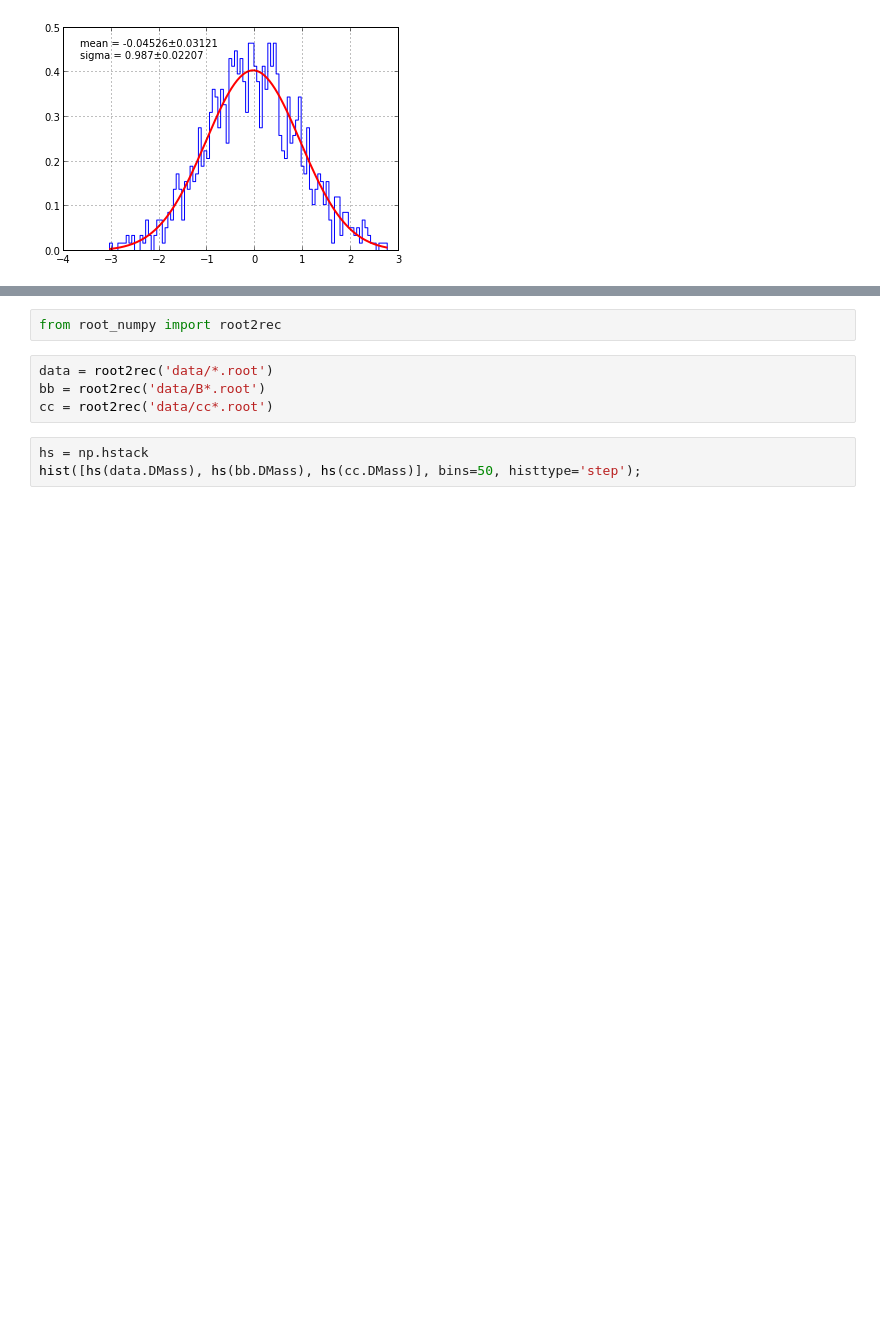
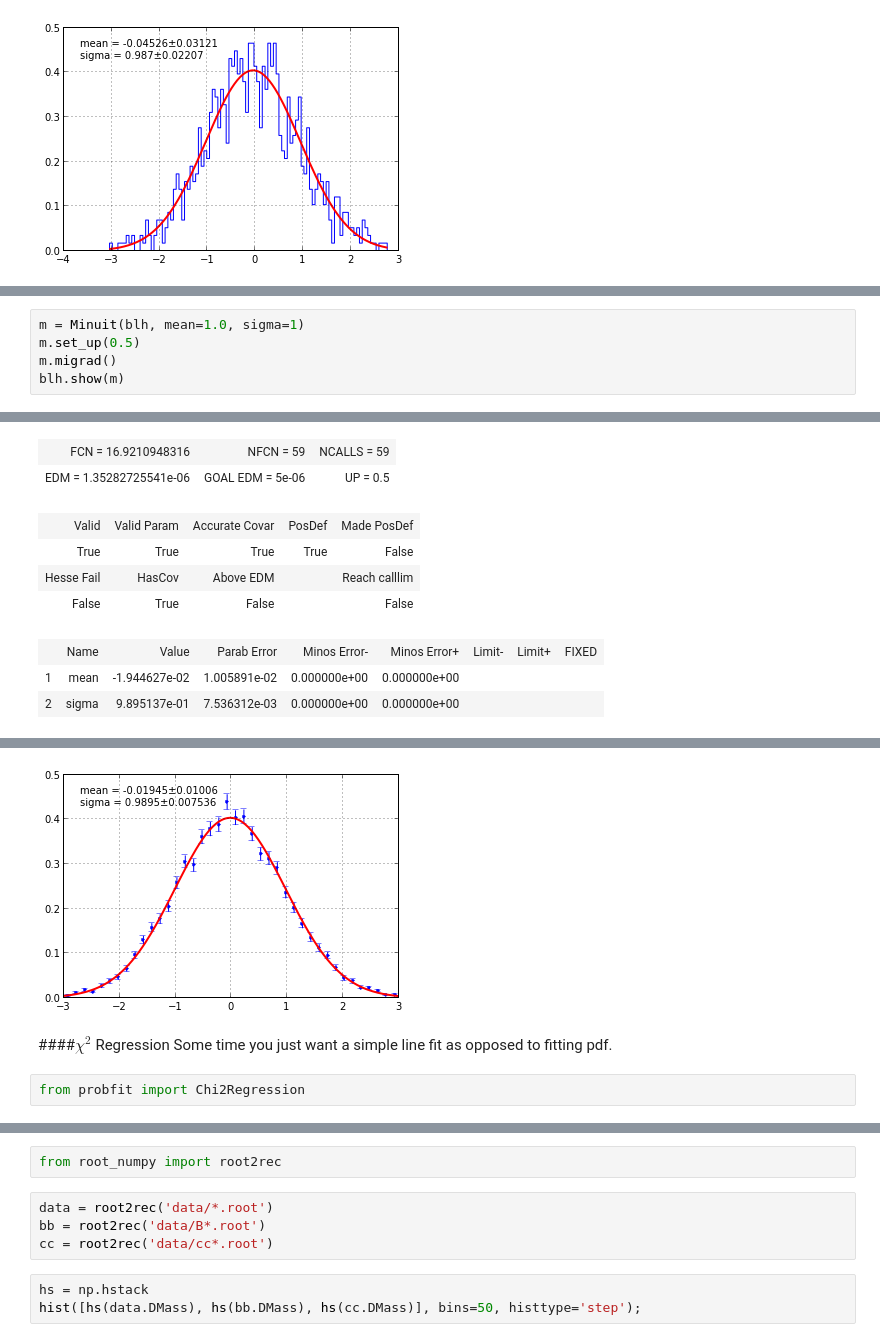
Before and after one commit to piti118/babar_python_tutorial, a Jupyter notebook: notebooks/04_Fitting.ipynb, the cells around one changed output, grey strips where cells are left out. Saved outputs shown, nothing was run; the diff lists cells and outputs as text; blank space fills up the shorter version.

Commit message:
revise fitting

```diff
--- a/notebooks/04_Fitting.ipynb
+++ b/notebooks/04_Fitting.ipynb
@@ -205,0 +278,6 @@ ulh.show(m)
+# %%
+m = Minuit(blh, mean=1.0, sigma=1)
+m.set_up(0.5)
+m.migrad()
+blh.show(m)
+# %% [output]
@@ -205,0 +285,9 @@ ulh.show(m)
+| FCN = 16.9210948316 | NFCN = 59 | NCALLS = 59 |
+| EDM = 1.35282725541e-06 | GOAL EDM = 5e-06 | UP = 0.5 |
+| Valid | Valid Param | Accurate Covar | PosDef | Made PosDef |
+| True | True | True | True | False |
+| Hesse Fail | HasCov | Above EDM |  | Reach calllim |
+| False | True | False |  | False |
+|  | Name | Value | Parab Error | Minos Error- | Minos Error+ | Limit- | Limit+ | FIXED |
+| 1 | mean | -1.944627e-02 | 1.005891e-02 | 0.000000e+00 | 0.000000e+00 |  |  |  |
+| 2 | sigma | 9.895137e-01 | 7.536312e-03 | 0.000000e+00 | 0.000000e+00 |  |  |  |
@@ -205,0 +295,6 @@ ulh.show(m)
+[figure, added]
+# %% [markdown]
+####$\chi^2$ Regression
+Some time you just want a simple line fit as opposed to fitting pdf.
+# %%
+from probfit import Chi2Regression
```
Also changed, not shown: parts of 56 cells of this notebook, 3 other files.
